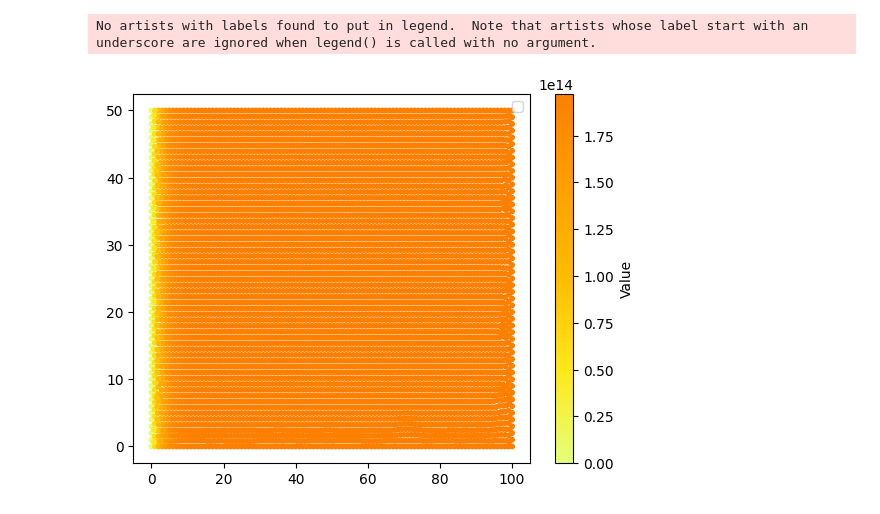
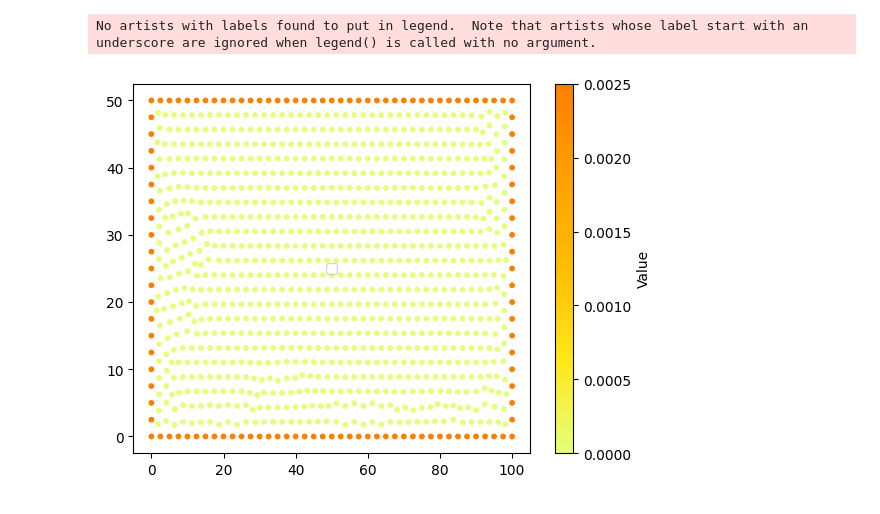
Before and after one commit to me21b172/ME5204-Project, a Jupyter notebook: Anuj/project.ipynb, the cells around one changed output. Saved outputs shown, nothing was run; the diff lists cells and outputs as text; code cells hidden in the pictures.

```diff
--- a/Anuj/project.ipynb
+++ b/Anuj/project.ipynb
@@ -21,9 +18,16 @@ Mesh_sizes = [0.3]
+# %%
+qo = 1e-3   # W/mm^2
+Cp = 658 #J/kg.K
+rho = 7.6e-6 #kg/mm^3
+kappa = 0.025 #W/mm.K
+ro = 2 #mm
+vo = 2 #mm/s
+Q = 5 #W/mm2
 # %%
 def Gaussian(X,sigma,mu):
-    return 5*math.exp(-((X-mu) @ (X-mu).T) / (2*sigma**2))/(2*math.pi*sigma**2)**.5
+    return Q*math.exp(-((X-mu) @ (X-mu).T) / (sigma**2))
 def NeumannBoundaryCondition(x,y):
-    q = 0.001
-    return q
+    return qo
 # %%
 #################
 ### Workhorse ###
@@ -75,8 +79,7 @@ class RectangularMesh:
         # print(coords[0])
         n = len(coords)
         gaussPoints = 3
-        sigma = 2
-        velocity = 2  #m^2/sec
+        sigma = ro
         mu = np.array([50,20])
         A = np.zeros((n,n))
         M = np.zeros((n,n))
@@ -85,9 +88,9 @@ class RectangularMesh:
         for ele in range(len(triNodesTags)):
             coordinates = coords[triNodesTags[ele]-1].T           #coordinates is dim * no. of points matrix
             # k_element = values[ind]
-            k_element = 0.025
+            k_element = kappa
             # rho_cp_element = values[ind]
-            rho_cp_element = 5000.8*1e-6
+            rho_cp_element = rho*Cp
             for gpts in range(gaussPoints):
                 pt = points_2D[gaussPoints][gpts]
                 N = np.array([1-pt[0]-pt[1], pt[0], pt[1]]).reshape(1,-1)
@@ -98,7 +101,7 @@ class RectangularMesh:
                 m = (N.T@N)*det_jac*weights_2D[gaussPoints][gpts]*rho_cp_element
                 # print((Jac_T_inv@dN).shape)
                 temp = (dN@Jac_T_inv)[:,0].reshape(-1,1)
-                k = rho_cp_element*velocity*(N.T@temp.T)*det_jac*weights_2D[gaussPoints][gpts]
+                k = rho*Cp*vo*(N.T@temp.T)*det_jac*weights_2D[gaussPoints][gpts]
 
                 a = (dN@Jac_T_inv)@((dN@Jac_T_inv).T)*det_jac*weights_2D[gaussPoints][gpts]*k_element
                 X = (coordinates @ N.T).reshape(-1)
@@ -129,5 +132,5 @@ class RectangularMesh:
                 Boundary[linearNodes[ele]-1] += b
         return Boundary
 # %%
-mesh = RectangularMesh(mesh_factor=1,geo_file='rectangle.geo')
+mesh = RectangularMesh(mesh_factor=10,geo_file='rectangle.geo')
 # %% [output]
@@ -144,10 +179,10 @@ interiorNodes = np.delete(nodes,dirichiletBoundary)
 F = (A-K)[np.ix_(interiorNodes,interiorNodes)]
 Temperature[interiorNodes] = np.linalg.inv(F)@((S + Boundary)[interiorNodes])
 # %%
-scatter = plt.scatter(mesh.coords[:, 0], mesh.coords[:, 1], c=Temperature, cmap='Wistia', s=10, edgecolor=None)
+scatter = plt.scatter(mesh.coords[:, 0], mesh.coords[:, 1], c=Boundary, cmap='Wistia', s=10, edgecolor=None)
 plt.legend()
 plt.colorbar(scatter, label='Value')
 plt.show()
 # %% [output]
 No artists with labels found to put in legend.  Note that artists whose label start with an underscore are ignored when legend() is called with no argument.
-[figure, old version]
+[figure, new version]
```
Also changed, not shown: parts of 4 cells of this notebook.
